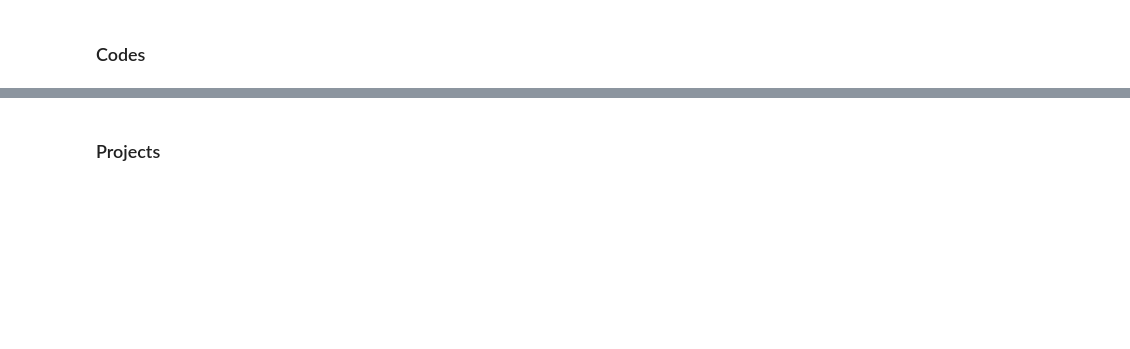
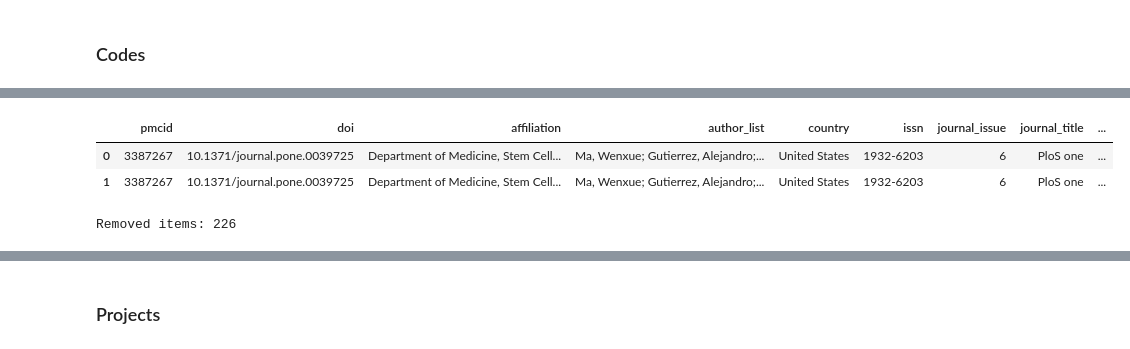
Before and after one commit to bsc-life/biohackathon_germany_2023, a Jupyter notebook: WG5/nih_data.ipynb, the cells around one changed output, grey strips where cells are left out. Cells and saved outputs as stored; diff of their text form; code cells hidden in the pictures; blank space fills up the shorter version.

```diff
--- a/WG5/nih_data.ipynb
+++ b/WG5/nih_data.ipynb
@@ -193,6 +223,6 @@ link_tables['pmid'] = link_tables['pmid'].fillna(0).astype(str)
 # %% [markdown]
 ### Publications
 # %%
-# publications = create_df_from_csv(folders, 'publications')
-all_publications = pd.read_csv('data/processing/publications.csv', index_col=None, engine='python')
-all_publications.columns
+# all_publications = create_df_from_csv(folders, 'publications')
+all_publications = pd.read_csv('data/processing/publications.csv', index_col=0, low_memory=False)
+all_publications.shape
@@ -203,5 +246,5 @@ NameError: name 'publication' is not defined
 # %%
 # remove publication with only different year of publication
-publications = all_publications[all_publications.duplicated(subset='column_name') | df.duplicated(subset='column_name', keep=False)]
+publications = all_publications[all_publications.duplicated(subset='pub_date') | all_publications.duplicated(subset='pub_date', keep=False)]
 publications.shape
 # %% [output]
@@ -240,2 +346,6 @@ len(merged_df2.pmcid.unique())
+# %%
+# Drop unuseful columns
+columns_to_drop = ['journal_volume', 'lang', 'page_number', 'pmc_id']
+merged_df2.drop(columns=columns_to_drop, inplace=True)
 # %%
 merged_df2.columns
@@ -241,0 +377,6 @@ merged_df2.columns
+# %%
+merged_df2.head(2)
+# %% [output]
+|  | pmcid | doi | affiliation | author_list | country | issn | journal_issue | journal_title | ... |
+| 0 | 3387267 | 10.1371/journal.pone.0039725 | Department of Medicine, Stem Cell... | Ma, Wenxue; Gutierrez, Alejandro;... | United States | 1932-6203 | 6 | PloS one | ... |
+| 1 | 3387267 | 10.1371/journal.pone.0039725 | Department of Medicine, Stem Cell... | Ma, Wenxue; Gutierrez, Alejandro;... | United States | 1932-6203 | 6 | PloS one | ... |
@@ -242 +387,7 @@ merged_df2.columns
+# %%
+# Drop duplicates
+filter_df2 = merged_df2.drop_duplicates(keep='last')
+print(f'Removed items: {merged_df2.shape[0] - filter_df2.shape[0]}')
+# %% [output]
+Removed items: 226
 # %%
```
Also changed, not shown: parts of 80 cells of this notebook, 2 other files.
